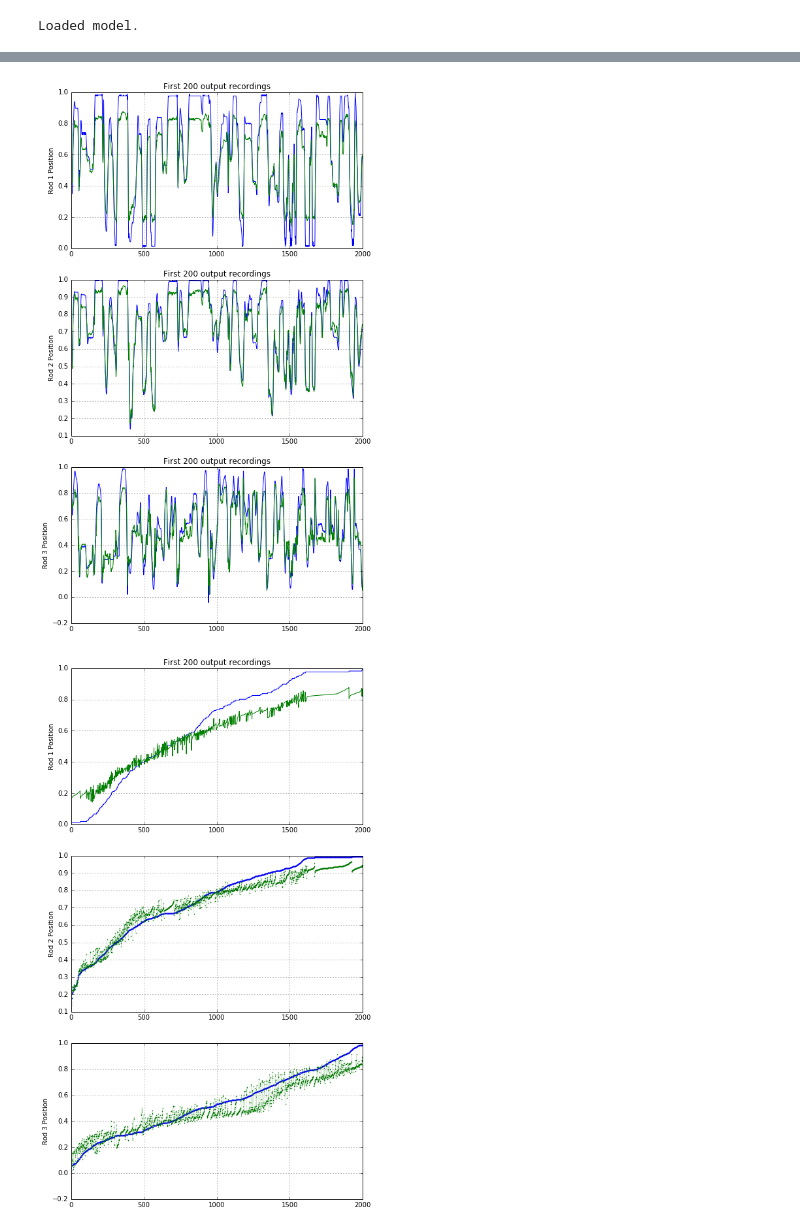
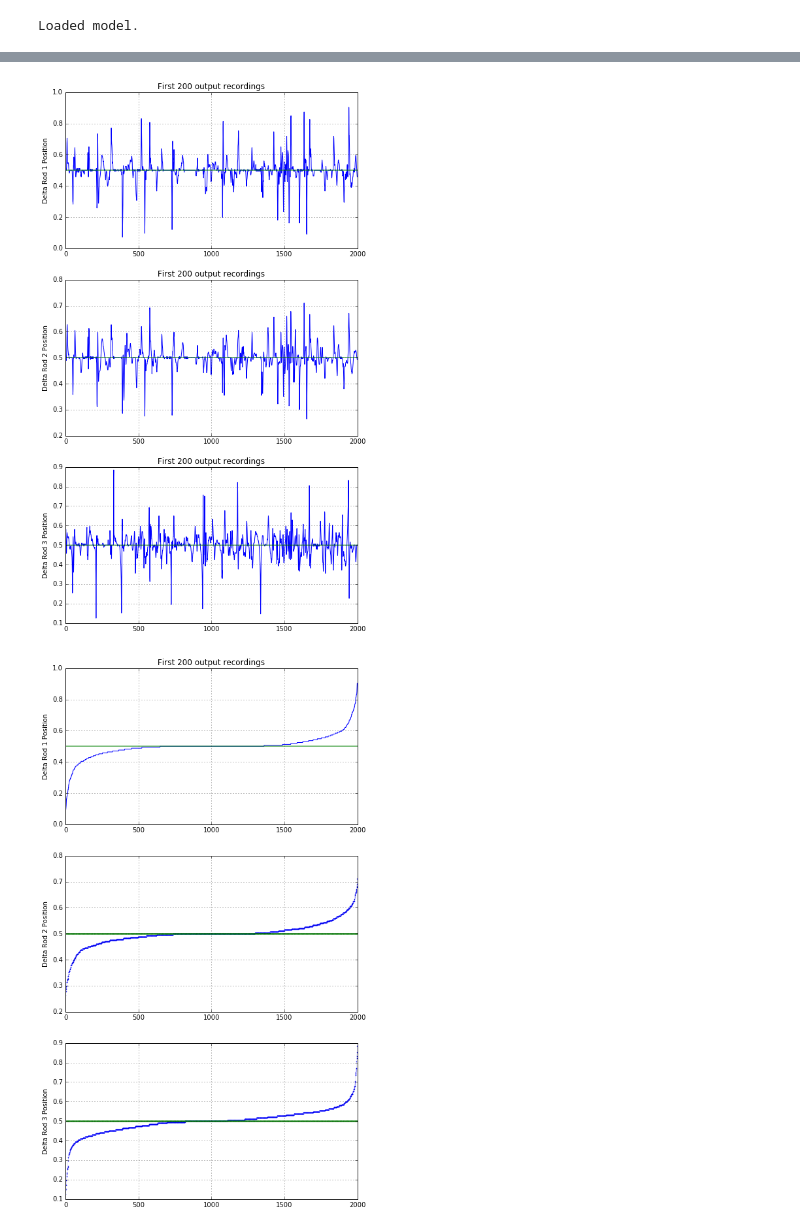
Before and after one commit to glmcdona/FoosAI, a Jupyter notebook: Code/Training/TrainingFoosbot.ipynb, the cells around one changed output, grey strips where cells are left out. Cells and saved outputs as stored; diff of their text form; code cells hidden in the pictures.

Commit message:
Update training notebook. Delete a few old notebooks.

```diff
--- a/Code/Training/TrainingFoosbot.ipynb
+++ b/Code/Training/TrainingFoosbot.ipynb
@@ -534,7 +616,7 @@ KeyboardInterrupt:
 # %%
 
 # Load the best model result
-epoch = 155
+epoch = 10
 WEIGHTS_FNAME = 'pos_cnn_weights_%i.hdf'
 model.load_weights(WEIGHTS_FNAME % epoch)
 print("Loaded model.")
@@ -542,0 +651,6 @@ Loaded model.
+# %%
+# Load the best position prediction model as the starting point
+epoch = 10
+WEIGHTS_FNAME = 'pos_cnn_weights_%i.hdf'
+model.load_weights(WEIGHTS_FNAME % epoch)
+print("Loaded model.")
@@ -542,0 +671,11 @@ Loaded model.
+# %%
+
+# Train the model to predict the future position. This is the control signal to the robot AI
+WEIGHTS_FNAME = 'dpos_cnn_weights_%i.hdf'
+MODELS_FNAME = 'dpos_cnn_models_%i.h5'
+for epoch in range(10000):
+    model.fit_generator(TrainBatchGenDpos(20), 1552, epochs=1, verbose=1, callbacks=None, class_weight=None, max_q_size=10, workers=1, validation_data=ValidateBatchGenDpos(20), validation_steps = 500, pickle_safe=False, initial_epoch=epoch)
+    #model.fit_generator(TrainBatchGen(20), 1552, epochs=1, verbose=1, callbacks=None, class_weight=None, max_q_size=10, workers=1, validation_data=ValidateBatchGen(20), validation_steps = 500, pickle_safe=False, initial_epoch=0)
+    model.save_weights(WEIGHTS_FNAME % epoch)
+    model.save(MODELS_FNAME % epoch)
+    print(("Wrote model to " + MODELS_FNAME )  % epoch)
@@ -549,8 +778,8 @@ import pandas as pd
 %matplotlib inline
 
 
-def plot_validate(plot_delta):
-    (frames, outputs_true) = next(ValidateBatchGen(2000))
+def plot_validate():
+    (frames, outputs_true) = next(ValidateBatchGenDpos(2000))
     #frames = np.squeeze(frames, axis=(1,))
     #validate_in, validate_out
     #frames = validate_in
@@ -568,40 +797,22 @@ def plot_validate(plot_delta):
 
     plt.subplot(611)
     plt.plot(range(count),outputs_true[0:count,0], range(count),outputs_predicted[0:count,0] )
-    plt.ylabel("Rod 1 Position")
+    plt.ylabel("Delta Rod 1 Position")
     plt.title("First 200 output recordings")
     plt.grid(True)
 
     plt.subplot(612)
     plt.plot(range(count),outputs_true[0:count,1], range(count),outputs_predicted[0:count,1] )
-    plt.ylabel("Rod 2 Position")
+    plt.ylabel("Delta Rod 2 Position")
     plt.title("First 200 output recordings")
     plt.grid(True)
 
     plt.subplot(613)
     plt.plot(range(count),outputs_true[0:count,2], range(count),outputs_predicted[0:count,2] )
-    plt.ylabel("Rod 3 Position")
+    plt.ylabel("Delta Rod 3 Position")
     plt.title("First 200 output recordings")
     plt.grid(True)
 
-    if( plot_delta ):
-        plt.subplot(614)
-        plt.plot(range(count),outputs_true[0:count,3], range(count),outputs_predicted[0:count,3] )
-        plt.ylabel("Delta Rod 1 Position")
-        plt.title("First 200 output recordings")
-        plt.grid(True)
-
-        plt.subplot(615)
-        plt.plot(range(count),outputs_true[0:count,4], range(count),outputs_predicted[0:count,4] )
-        plt.ylabel("Delta Rod 2 Position")
-        plt.title("First 200 output recordings")
-        plt.grid(True)
-
-        plt.subplot(616)
-        plt.plot(range(count),outputs_true[0:count,5], range(count),outputs_predicted[0:count,5] )
-        plt.ylabel("Delta Rod 3 Position")
-        plt.title("First 200 output recordings")
-        plt.grid(True)
 
 
     plt.figure(figsize=(8,30))
@@ -610,44 +821,27 @@ def plot_validate(plot_delta):
     count = 2000
     true, predicted = zip(*sorted(zip(outputs_true[0:count,0], outputs_predicted[0:count,0])))
     plt.plot(range(count),true, range(count),predicted )
-    plt.ylabel("Rod 1 Position")
+    plt.ylabel("Delta Rod 1 Position")
     plt.title("First 200 output recordings")
     plt.grid(True)
 
     plt.subplot(612)
     true, predicted = zip(*sorted(zip(outputs_true[0:count,1], outputs_predicted[0:count,1])))
     plt.plot(range(count),true, range(count),predicted, marker='.', markersize = 2, linewidth =0.1, markerfacecolor='black')
-    plt.ylabel("Rod 2 Position")
+    plt.ylabel("Delta Rod 2 Position")
     plt.grid(True)
 
     plt.subplot(613)
     true, predicted = zip(*sorted(zip(outputs_true[0:count,2], outputs_predicted[0:count,2])))
     plt.plot(range(count),true, range(count),predicted, marker='.', markersize = 2, linewidth =0.1, markerfacecolor='black')
-    plt.ylabel("Rod 3 Position")
+    plt.ylabel("Delta Rod 3 Position")
     plt.grid(True)
 
-    if( plot_delta ):
-        plt.subplot(614)
-        true, predicted = zip(*sorted(zip(outputs_true[0:count,3], outputs_predicted[0:count,3])))
-        plt.plot(range(count),true, range(count),predicted, marker='.', markersize = 2, linewidth =0.1, markerfacecolor='black')
-        plt.ylabel("Rod 1 Position in 1/2 second")
-        plt.grid(True)
 
-        plt.subplot(615)
-        true, predicted = zip(*sorted(zip(outputs_true[0:count,4], outputs_predicted[0:count,4])))
-        plt.plot(range(count),true, range(count),predicted, marker='.', markersize = 2, linewidth =0.1, markerfacecolor='black')
-        plt.ylabel("Rod 2 Position in 1/2 second")
-        plt.grid(True)
-
-        plt.subplot(616)
-        true, predicted = zip(*sorted(zip(outputs_true[0:count,5], outputs_predicted[0:count,5])))
-        plt.plot(range(count),true, range(count),predicted, marker='.', markersize = 2, linewidth =0.1, markerfacecolor='black')
-        plt.ylabel("Rod 3 Position in 1/2 second")
-        plt.grid(True)
 
     plt.show()
 
-plot_validate(plot_delta=False)
+plot_validate()
 # %% [output]
 2000/2000 [==============================] - 17s
 Predicted.
@@ -668,2 +862,2 @@ array([[ 0.37038696,  0.51665789,  0.65972102],
-[figure, old version]
+[figure, new version]
-[figure, old version]
+[figure, new version]
```
Also changed, not shown: parts of 22 cells of this notebook, 3 other files.
